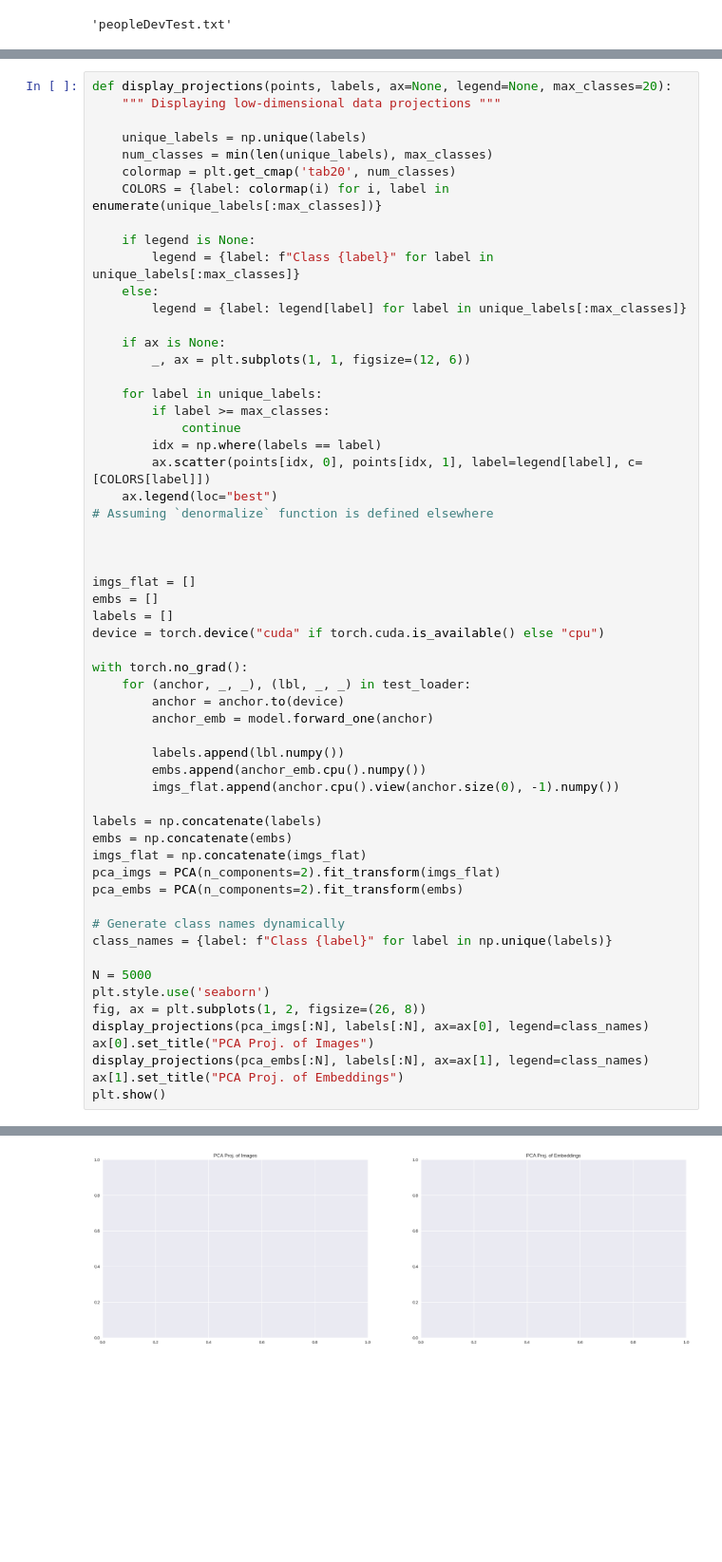
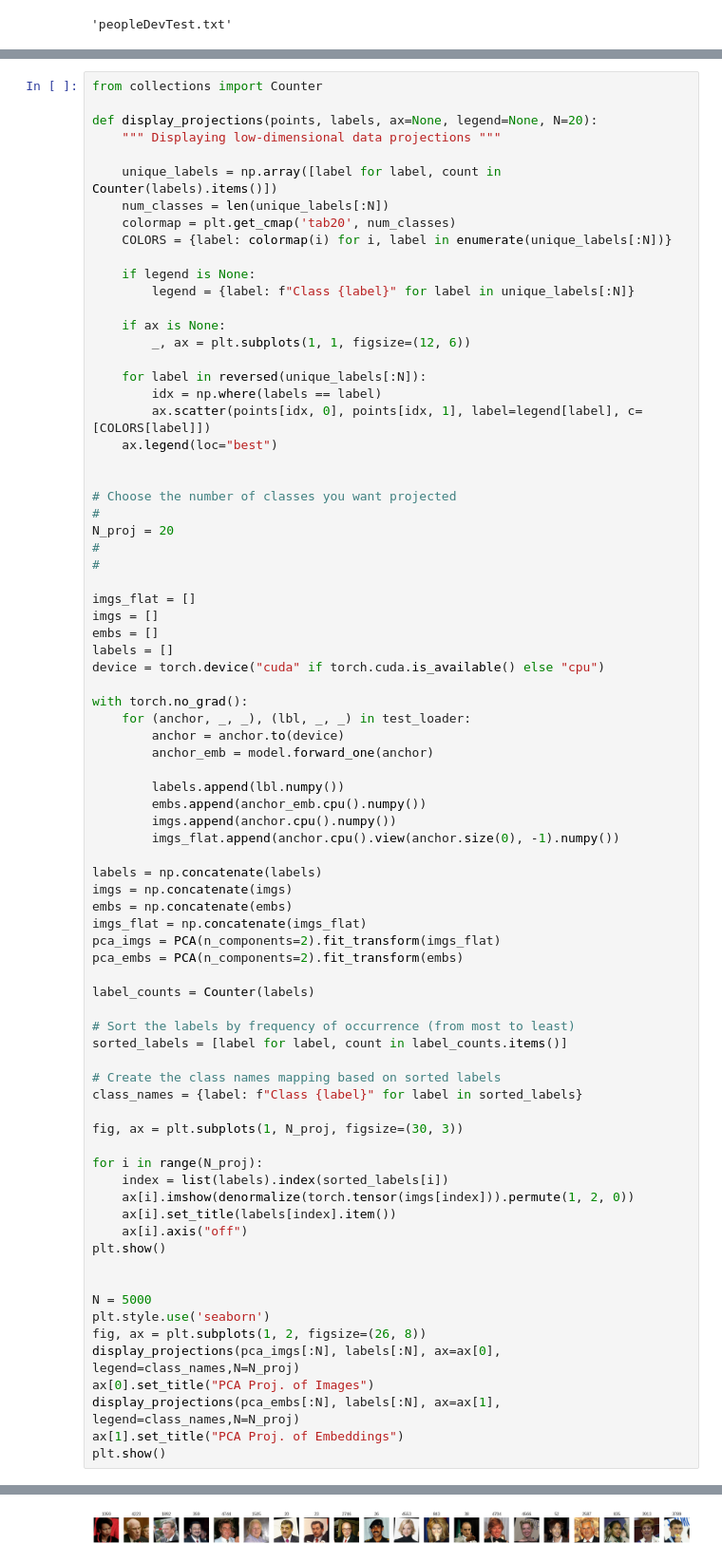
Before and after one commit to Mridul-Krishnan/CudaLab24, a Jupyter notebook: Lab Work/CUDA_Assignment_7/CUDA_Assignment_7.ipynb, the cells around one changed output, grey strips where cells are left out. Shown at 95% size. Drawn from its saved outputs; the diff is of its cells as text; blank space fills up the shorter version.

Commit message:
Fixed projection of embeddings

```diff
--- a/Lab Work/CUDA_Assignment_7/CUDA_Assignment_7.ipynb
+++ b/Lab Work/CUDA_Assignment_7/CUDA_Assignment_7.ipynb
@@ -577,31 +579,34 @@ test_dataset.dataset.labels_file
 # %%
-def display_projections(points, labels, ax=None, legend=None, max_classes=20):
+from collections import Counter
+
+def display_projections(points, labels, ax=None, legend=None, N=20):
     """ Displaying low-dimensional data projections """
 
-    unique_labels = np.unique(labels)
-    num_classes = min(len(unique_labels), max_classes)
+    unique_labels = np.array([label for label, count in Counter(labels).items()])
+    num_classes = len(unique_labels[:N])
     colormap = plt.get_cmap('tab20', num_classes)
-    COLORS = {label: colormap(i) for i, label in enumerate(unique_labels[:max_classes])}
+    COLORS = {label: colormap(i) for i, label in enumerate(unique_labels[:N])}
 
     if legend is None:
-        legend = {label: f"Class {label}" for label in unique_labels[:max_classes]}
-    else:
-        legend = {label: legend[label] for label in unique_labels[:max_classes]}
+        legend = {label: f"Class {label}" for label in unique_labels[:N]}
 
     if ax is None:
         _, ax = plt.subplots(1, 1, figsize=(12, 6))
 
-    for label in unique_labels:
-        if label >= max_classes:
-            continue
+    for label in reversed(unique_labels[:N]):
         idx = np.where(labels == label)
         ax.scatter(points[idx, 0], points[idx, 1], label=legend[label], c=[COLORS[label]])
     ax.legend(loc="best")
-# Assuming `denormalize` function is defined elsewhere
 
 
+# Choose the number of classes you want projected
+#
+N_proj = 20
+#
+#
 
 imgs_flat = []
+imgs = []
 embs = []
 labels = []
 device = torch.device("cuda" if torch.cuda.is_available() else "cpu")
@@ -613,23 +618,40 @@ with torch.no_grad():
 
         labels.append(lbl.numpy())
         embs.append(anchor_emb.cpu().numpy())
+        imgs.append(anchor.cpu().numpy())
         imgs_flat.append(anchor.cpu().view(anchor.size(0), -1).numpy())
 
 labels = np.concatenate(labels)
+imgs = np.concatenate(imgs)
 embs = np.concatenate(embs)
 imgs_flat = np.concatenate(imgs_flat)
 pca_imgs = PCA(n_components=2).fit_transform(imgs_flat)
 pca_embs = PCA(n_components=2).fit_transform(embs)
 
-# Generate class names dynamically
-class_names = {label: f"Class {label}" for label in np.unique(labels)}
+label_counts = Counter(labels)
+
+# Sort the labels by frequency of occurrence (from most to least)
+sorted_labels = [label for label, count in label_counts.items()]
+
+# Create the class names mapping based on sorted labels
+class_names = {label: f"Class {label}" for label in sorted_labels}
+
+fig, ax = plt.subplots(1, N_proj, figsize=(30, 3))
+
+for i in range(N_proj):
+    index = list(labels).index(sorted_labels[i])
+    ax[i].imshow(denormalize(torch.tensor(imgs[index])).permute(1, 2, 0))
+    ax[i].set_title(labels[index].item())
+    ax[i].axis("off")
+plt.show()
+
 
 N = 5000
 plt.style.use('seaborn')
 fig, ax = plt.subplots(1, 2, figsize=(26, 8))
-display_projections(pca_imgs[:N], labels[:N], ax=ax[0], legend=class_names)
+display_projections(pca_imgs[:N], labels[:N], ax=ax[0], legend=class_names,N=N_proj)
 ax[0].set_title("PCA Proj. of Images")
-display_projections(pca_embs[:N], labels[:N], ax=ax[1], legend=class_names)
+display_projections(pca_embs[:N], labels[:N], ax=ax[1], legend=class_names,N=N_proj)
 ax[1].set_title("PCA Proj. of Embeddings")
 plt.show()
 # %% [output]
@@ -638 +658 @@ No artists with labels found to put in legend.  Note that artists whose label st
-[figure, old version]
+[figure, new version]
```
Also changed, not shown: parts of 4 cells of this notebook.
